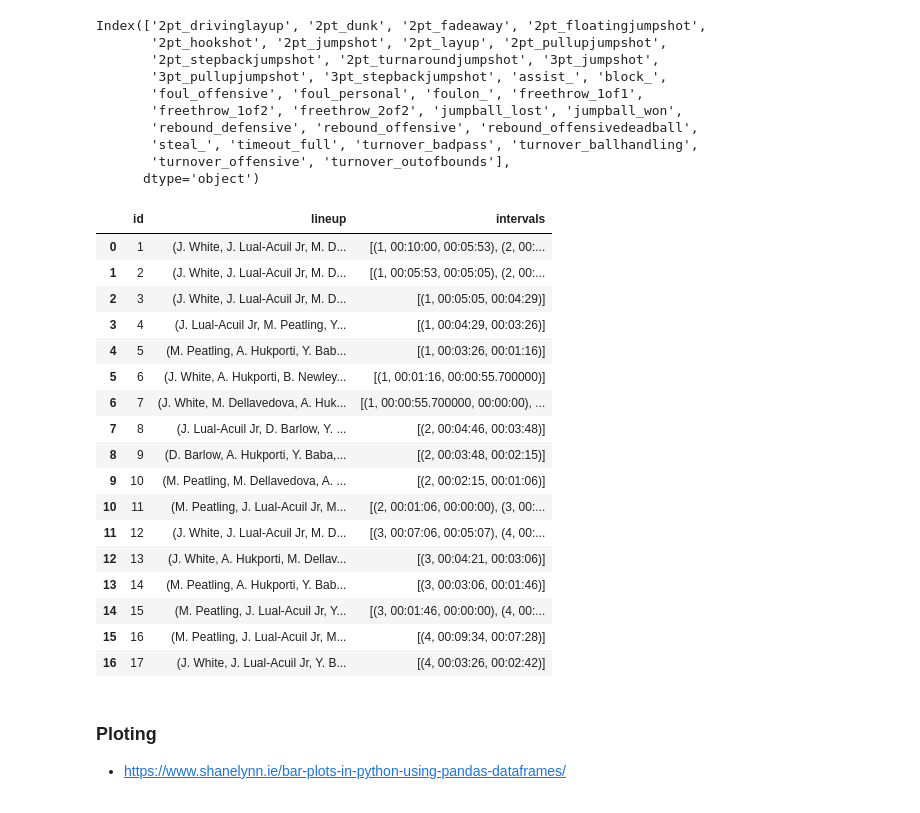
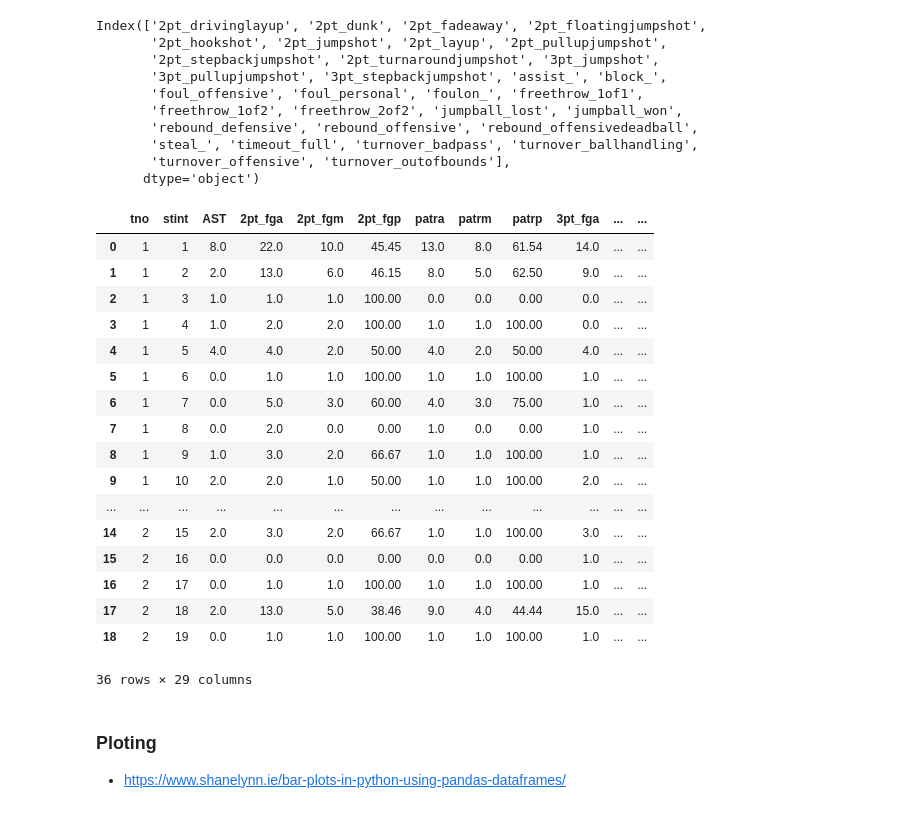
Before and after one commit to ssardina/pynbl, a Jupyter notebook: bball_stas.ipynb, the cells around one changed output. Saved outputs shown, nothing was run; the diff lists cells and outputs as text; code cells hidden in the pictures.

```diff
--- a/bball_stas.ipynb
+++ b/bball_stas.ipynb
@@ -338,6 +338,15 @@ Index(['2pt_drivinglayup', '2pt_dunk', '2pt_fadeaway', '2pt_floatingjumpshot',
 from functools import reduce
 
 def build_stint_stats(pbp_df: pd.DataFrame, col_name: str) -> pd.DataFrame:
+    """Builds stats table aggregated by column col_name (usually, a stint column, with stint id for a team)
+
+    Args:
+        pbp_df (pd.DataFrame): a play-by-play table with a column called col_name
+        col_name (str): the column to aggregate data (e.g., stints of a team)
+
+    Returns:
+        pd.DataFrame: a table with various stats for each value in col_name
+    """
     stats_dfs = [pd.DataFrame({col_name : pbp_df[col_name].unique()})]
 
     # tuples (name, default value, True if attemps/made/per, mask)
@@ -375,53 +384,60 @@ def build_stint_stats(pbp_df: pd.DataFrame, col_name: str) -> pd.DataFrame:
         df = pbp_df.loc[mask].groupby(col_name).size().reset_index(name=name_a)
 
         if rate:
             df2 = pbp_df.loc[mask & (pbp_df['success'] == 1)].groupby(col_name).size().reset_index(name=name_m)
             df2.fillna(default, inplace=True)
 
             df = df.merge(df2, "left")
             df[name_p] = round((df[name_m] / df[name_a])*100, 2)
 
         df.fillna(default, inplace=True)    #TODO: seems not working, why?
         stats_dfs.append(df)
 
     # finally, join all df
     df = reduce(lambda df1, df2: df1.merge(df2, "left"), stats_dfs)
     df.fillna(0, inplace=True)
 
     # now some complex stats from prev columns
     # --------------------------------------------------
     df['pts'] = 2*df['2pt_fgm'] + 3*df['3pt_fgm'] + df['ftm']
 
     # calculate home possesions (possessions only count change of hands, not offensive rebounds and new shots)
     df['poss'] = df['2pt_fga'] + df['3pt_fga'] + 0.44*df['fta'] + df['tovs'] - df['orebs']
     df.loc[df['poss'] < 0, 'poss'] = 0
 
     return df
 
 stint1_stats_df = build_stint_stats(pbp_stats_df, 'stint1')
-stint1_stats_df
+stint1_stats_df.rename(columns={'stint1' : 'stint'}, inplace=True)
 
-stints1_df
+stint2_stats_df = build_stint_stats(pbp_stats_df, 'stint2')
+stint2_stats_df.rename(columns={'stint2' : 'stint'}, inplace=True)
+
+stint1_stats_df.insert(0, 'tno', 1)
+stint2_stats_df.insert(0, 'tno', 2)
+
+stint_stats_df = pd.concat([stint1_stats_df, stint2_stats_df])
+stint_stats_df
 # list(pbp_stats_df['stint1'].unique())
 # %% [output]
-|  | id | lineup | intervals |
-| 0 | 1 | (J. White, J. Lual-Acuil Jr, M. D... | [(1, 00:10:00, 00:05:53), (2, 00:... |
-| 1 | 2 | (J. White, J. Lual-Acuil Jr, M. D... | [(1, 00:05:53, 00:05:05), (2, 00:... |
-| 2 | 3 | (J. White, J. Lual-Acuil Jr, M. D... | [(1, 00:05:05, 00:04:29)] |
-| 3 | 4 | (J. Lual-Acuil Jr, M. Peatling, Y... | [(1, 00:04:29, 00:03:26)] |
-| 4 | 5 | (M. Peatling, A. Hukporti, Y. Bab... | [(1, 00:03:26, 00:01:16)] |
-| 5 | 6 | (J. White, A. Hukporti, B. Newley... | [(1, 00:01:16, 00:00:55.700000)] |
-| 6 | 7 | (J. White, M. Dellavedova, A. Huk... | [(1, 00:00:55.700000, 00:00:00), ... |
-| 7 | 8 | (J. Lual-Acuil Jr, D. Barlow, Y. ... | [(2, 00:04:46, 00:03:48)] |
-| 8 | 9 | (D. Barlow, A. Hukporti, Y. Baba,... | [(2, 00:03:48, 00:02:15)] |
-| 9 | 10 | (M. Peatling, M. Dellavedova, A. ... | [(2, 00:02:15, 00:01:06)] |
-| 10 | 11 | (M. Peatling, J. Lual-Acuil Jr, M... | [(2, 00:01:06, 00:00:00), (3, 00:... |
-| 11 | 12 | (J. White, J. Lual-Acuil Jr, M. D... | [(3, 00:07:06, 00:05:07), (4, 00:... |
-| 12 | 13 | (J. White, A. Hukporti, M. Dellav... | [(3, 00:04:21, 00:03:06)] |
-| 13 | 14 | (M. Peatling, A. Hukporti, Y. Bab... | [(3, 00:03:06, 00:01:46)] |
-| 14 | 15 | (M. Peatling, J. Lual-Acuil Jr, Y... | [(3, 00:01:46, 00:00:00), (4, 00:... |
-| 15 | 16 | (M. Peatling, J. Lual-Acuil Jr, M... | [(4, 00:09:34, 00:07:28)] |
-| 16 | 17 | (J. White, J. Lual-Acuil Jr, Y. B... | [(4, 00:03:26, 00:02:42)] |
+|  | tno | stint | AST | 2pt_fga | 2pt_fgm | 2pt_fgp | patra | patrm | patrp | 3pt_fga | ... | ... |
+| 0 | 1 | 1 | 8.0 | 22.0 | 10.0 | 45.45 | 13.0 | 8.0 | 61.54 | 14.0 | ... | ... |
+| 1 | 1 | 2 | 2.0 | 13.0 | 6.0 | 46.15 | 8.0 | 5.0 | 62.50 | 9.0 | ... | ... |
+| 2 | 1 | 3 | 1.0 | 1.0 | 1.0 | 100.00 | 0.0 | 0.0 | 0.00 | 0.0 | ... | ... |
+| 3 | 1 | 4 | 1.0 | 2.0 | 2.0 | 100.00 | 1.0 | 1.0 | 100.00 | 0.0 | ... | ... |
+| 4 | 1 | 5 | 4.0 | 4.0 | 2.0 | 50.00 | 4.0 | 2.0 | 50.00 | 4.0 | ... | ... |
+| 5 | 1 | 6 | 0.0 | 1.0 | 1.0 | 100.00 | 1.0 | 1.0 | 100.00 | 1.0 | ... | ... |
+| 6 | 1 | 7 | 0.0 | 5.0 | 3.0 | 60.00 | 4.0 | 3.0 | 75.00 | 1.0 | ... | ... |
+| 7 | 1 | 8 | 0.0 | 2.0 | 0.0 | 0.00 | 1.0 | 0.0 | 0.00 | 1.0 | ... | ... |
+| 8 | 1 | 9 | 1.0 | 3.0 | 2.0 | 66.67 | 1.0 | 1.0 | 100.00 | 1.0 | ... | ... |
+| 9 | 1 | 10 | 2.0 | 2.0 | 1.0 | 50.00 | 1.0 | 1.0 | 100.00 | 2.0 | ... | ... |
+| ... | ... | ... | ... | ... | ... | ... | ... | ... | ... | ... | ... | ... |
+| 14 | 2 | 15 | 2.0 | 3.0 | 2.0 | 66.67 | 1.0 | 1.0 | 100.00 | 3.0 | ... | ... |
+| 15 | 2 | 16 | 0.0 | 0.0 | 0.0 | 0.00 | 0.0 | 0.0 | 0.00 | 1.0 | ... | ... |
+| 16 | 2 | 17 | 0.0 | 1.0 | 1.0 | 100.00 | 1.0 | 1.0 | 100.00 | 1.0 | ... | ... |
+| 17 | 2 | 18 | 2.0 | 13.0 | 5.0 | 38.46 | 9.0 | 4.0 | 44.44 | 15.0 | ... | ... |
+| 18 | 2 | 19 | 0.0 | 1.0 | 1.0 | 100.00 | 1.0 | 1.0 | 100.00 | 1.0 | ... | ... |
+36 rows × 29 columns
 # %% [markdown]
 ### Ploting
 
```
Also changed, not shown: parts of 3 cells of this notebook.
